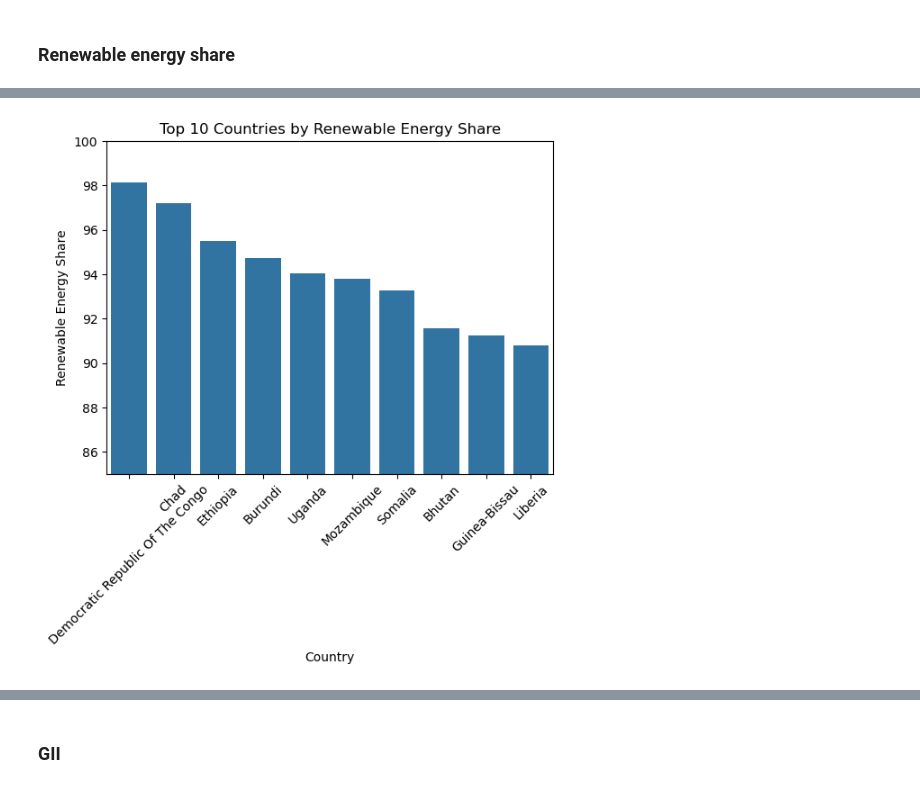
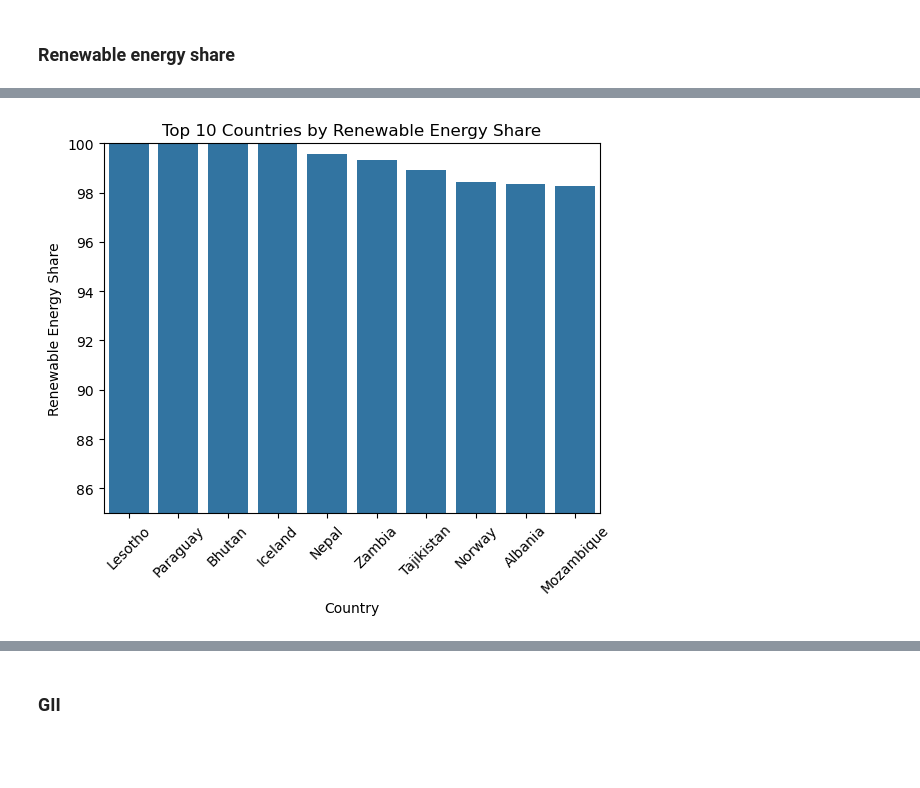
Before and after one commit to lukavicius/Gender-Equality-and-Sustainability, a Jupyter notebook: Project.ipynb, the cells around one changed output, grey strips where cells are left out. Saved outputs shown, nothing was run; the diff lists cells and outputs as text; code cells hidden in the pictures; blank space fills up the shorter version.

```diff
--- a/Project.ipynb
+++ b/Project.ipynb
@@ -481,4 +393,20 @@ print(unknown_continent_countries)
 # %%
-merged.loc[merged['country_iso'] == 'Democratic Republic Of The Congo', 'continent'] = 'Africa'
+merged.loc[merged["country"] == "East Timor", "continent"] = "Asia"
 # %% [markdown]
 Will not use these.
+# %%
+# Exclude trivial columns
+cols_to_check = [c for c in merged.columns if c not in ['year', 'country', 'continent']]
+
+# 1️⃣ Percentage of NaN values per year (average across all countries and columns)
+nan_by_year = merged.groupby('year')[cols_to_check].apply(lambda x: x.isna().mean().mean() * 100)
+
+plt.figure(figsize=(10,5))
+plt.bar(nan_by_year.index.astype(str), nan_by_year.values)
+plt.title('Average Percentage of Missing Data per Year (All Countries)')
+plt.xlabel('Year')
+plt.ylabel('Missing Data (%)')
+plt.xticks(rotation=45)
+plt.grid(axis='y', linestyle='--', alpha=0.7)
+plt.tight_layout()
+plt.show()
@@ -484,0 +415,2 @@ Will not use these.
+# %%
+merged = merged[(merged['year'] >= 2000) & (merged['year'] <= 2022)]
@@ -484,0 +450,16 @@ Will not use these.
+# %%
+def nan_mean_excluding_marine(x):
+    # Exclude 'Marine Habitat Protection' if all NaN for this country
+    if 'Marine Habitat Protection' in x.columns and x['Marine Habitat Protection'].isna().all():
+        return x.drop(columns=['Marine Habitat Protection']).isna().mean().mean() * 100
+    else:
+        return x.isna().mean().mean() * 100
+
+# Compute missing-data percentage per country
+country_nan_percent = merged.groupby('country')[cols_to_check].apply(nan_mean_excluding_marine)
+
+# Keep only countries with <= 30% missing data
+valid_countries = country_nan_percent[country_nan_percent <= 30].index
+
+# Filter the main DataFrame
+merged = merged[merged['country'].isin(valid_countries)]
@@ -502,14 +548,14 @@ plt.show()
 # %%
-top_countries = merged.groupby('country_iso')['Renewable_Energy_Share'].mean().sort_values(ascending=False).head(10)
+top_countries = merged.groupby('country')['Renewable_Energy_Share'].mean().sort_values(ascending=False).head(10)
 sns.barplot(x=top_countries.index, y=top_countries.values)
 plt.xticks(rotation=45)
 plt.title('Top 10 Countries by Renewable Energy Share')
 plt.ylabel('Renewable Energy Share')
 plt.ylim(85, 100)
 plt.xlabel('Country')
 plt.show()
 # %% [output]
-[figure, old version]
+[figure, new version]
 # %%
 bottom_countries = (
     merged[merged['Renewable_Energy_Share'] > 0]
```
Also changed, not shown: parts of 42 cells of this notebook.
